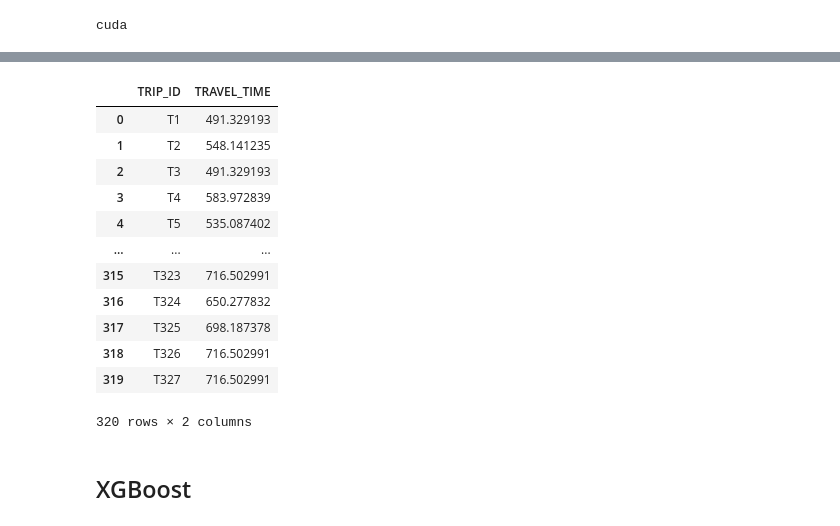
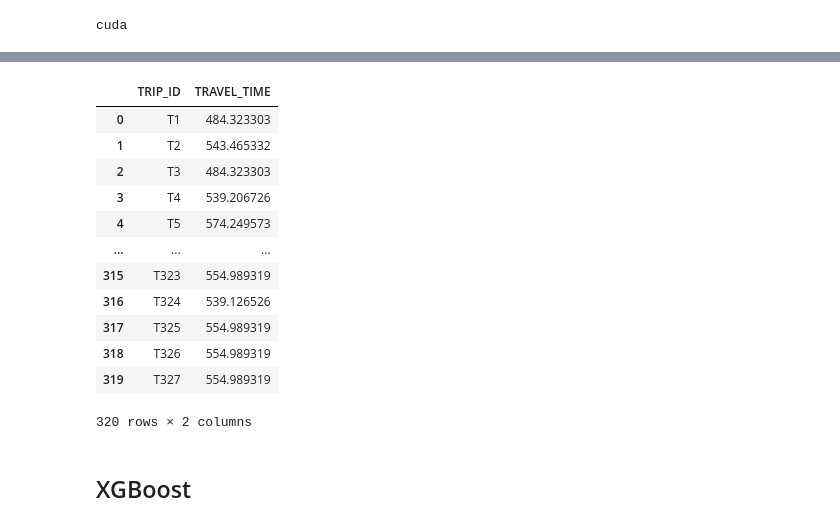
Before and after one commit to juan-villa02/PortoTaxiTimes, a Jupyter notebook: Final_Notebook.ipynb, the cells around one changed output, grey strips where cells are left out. Cells and saved outputs as stored; diff of their text form; code cells hidden in the pictures.

```diff
--- a/Final_Notebook.ipynb
+++ b/Final_Notebook.ipynb
@@ -415,8 +417,8 @@ Length: 62, dtype: int64
 #test['Longitude'] = test['Longitude'].fillna(0)
 
 
-test['Latitude'] = test['Latitude'].fillna(test['Latitude'].mean())
-test['Longitude'] = test['Longitude'].fillna(test['Longitude'].mean())
+test['Latitude'] = test['Latitude'].fillna(test['Latitude'].median())
+test['Longitude'] = test['Longitude'].fillna(test['Longitude'].median())
 # %%
 test
 # %% [output]
@@ -435,0 +440,13 @@ test
+# %%
+from sklearn.linear_model import LinearRegression
+
+# Create and train the linear regression model
+model = LinearRegression()
+model.fit(X_train, y_train)
+
+
+y_pred = model.predict(X_test)
+
+# Evaluate the model
+mse = mean_squared_error(y_test, y_pred)
+print('Mean Squared Error:', mse)
@@ -448,7 +467,7 @@ y_train_scaled = y_train.to_numpy()
 y_test_scaled = y_test.to_numpy()
 
 X_train_tensor = torch.tensor(X_train_scaled, dtype=torch.float32)
-y_train_tensor = torch.tensor(y_train, dtype=torch.float32)
+y_train_tensor = torch.tensor(y_train.values, dtype=torch.float32)
 X_test_tensor = torch.tensor(X_test_scaled, dtype=torch.float32)
 y_test_tensor = torch.tensor(y_test.values, dtype=torch.float32)
 # %%
@@ -495,7 +514,7 @@ class NeuralNetwork(nn.Module):
         x = self.dropout(x)
         x = F.relu(self.fc4(x))
         x = self.bn4(x)
-        x = F.relu(self.fc5(x))
+        x = self.fc5(x)
         x = self.bn5(x)
         x = self.dropout(x)
         x = self.fc6(x)
@@ -572,45 +621,46 @@ Test Loss: 154071.25
 df_sample_nn = pd.read_csv("sampleSubmission.csv")
 
 val = scaler.fit_transform(test)
 x_val = torch.tensor(val, dtype=torch.float32)
 x_val = x_val.to(device)
 
 # Move the model to the GPU
 model = model.to(device)
 
 # Ensure the model is in evaluation mode
 model.eval()
 
 # Turn off gradient calculation
 with torch.no_grad():
     # Make predictions with the model on the GPU
     predictions = model(x_val)
 
 # Move the predictions back to the CPU
 predictions = predictions.cpu()
 
 # Convert the predictions to a numpy array
 predictions = predictions.numpy()
 
 # Assign the predictions to the "TRAVEL_TIME" column
 df_sample_nn["TRAVEL_TIME"] = predictions
 # mean(716.43) -> 792.73593
 # median(600) -> 784.74219
-df_sample_nn.to_csv("my_pred_MLP_7.csv", index=None)
+df_sample_nn.to_csv("my_pred_MLP_Final.csv", index=None)
+torch.save(model.state_dict(), "MLP_final_model.pth")
 df_sample_nn
 # %% [output]
 |  | TRIP_ID | TRAVEL_TIME |
-| 0 | T1 | 491.329193 |
-| 1 | T2 | 548.141235 |
-| 2 | T3 | 491.329193 |
-| 3 | T4 | 583.972839 |
-| 4 | T5 | 535.087402 |
+| 0 | T1 | 484.323303 |
+| 1 | T2 | 543.465332 |
+| 2 | T3 | 484.323303 |
+| 3 | T4 | 539.206726 |
+| 4 | T5 | 574.249573 |
 | ... | ... | ... |
-| 315 | T323 | 716.502991 |
-| 316 | T324 | 650.277832 |
-| 317 | T325 | 698.187378 |
-| 318 | T326 | 716.502991 |
-| 319 | T327 | 716.502991 |
+| 315 | T323 | 554.989319 |
+| 316 | T324 | 539.126526 |
+| 317 | T325 | 554.989319 |
+| 318 | T326 | 554.989319 |
+| 319 | T327 | 554.989319 |
 320 rows × 2 columns
 # %% [markdown]
 ## XGBoost
```
Also changed, not shown: parts of 22 cells of this notebook.
